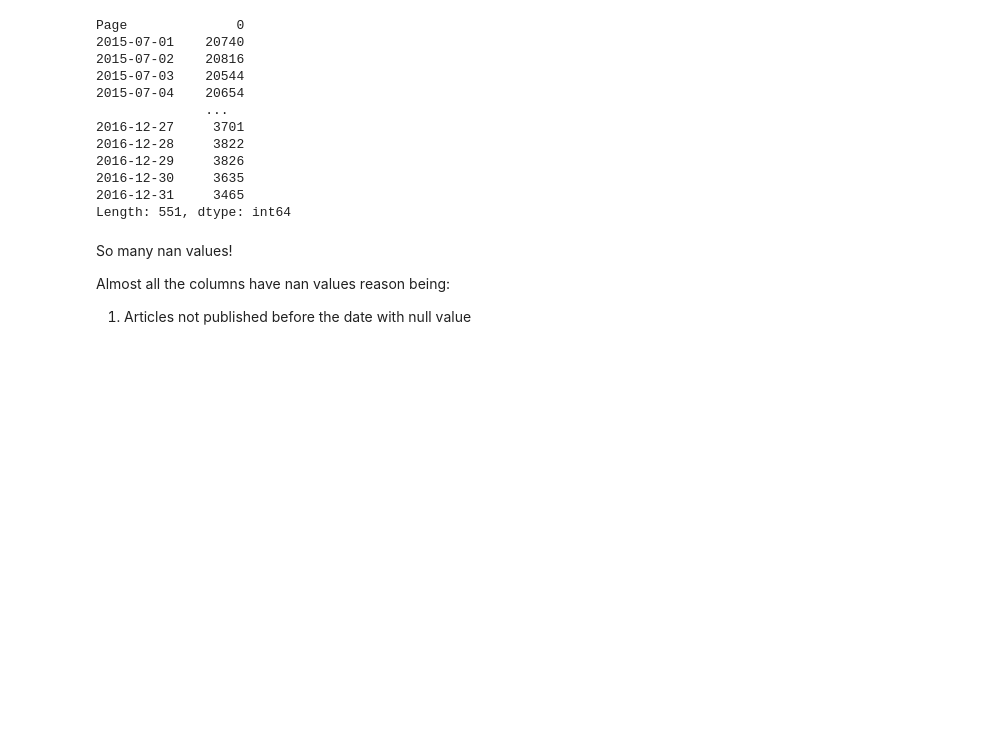
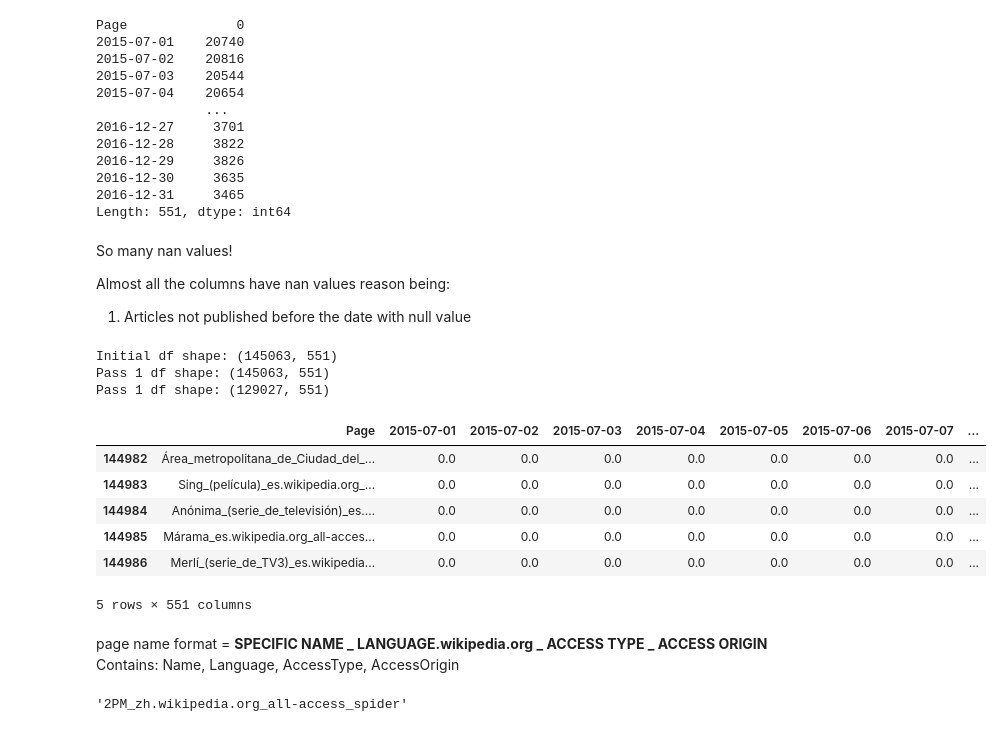
Before and after one commit to raktimpat/adease_wikipedia_view_forecasting, a Jupyter notebook: EDA/eda.ipynb, the cells around one changed output. Cells and saved outputs as stored; diff of their text form; code cells hidden in the pictures; blank space fills up the shorter version.

```diff
--- a/EDA/eda.ipynb
+++ b/EDA/eda.ipynb
@@ -62,3 +69,34 @@ So many nan values!
 
 Almost all the columns have nan values reason being:
 1. Articles not published before the date with null value
+# %%
+# Null value mitigation
+# Remove all such rows and columns with all nan values
+
+print(f'Initial df shape: {df.shape}')
+df.dropna(how='all', inplace=True)
+print(f'Pass 1 df shape: {df.shape}')
+df.dropna(thresh=400, inplace=True)
+print(f'Pass 1 df shape: {df.shape}')
+df.fillna(0, inplace=True)
+# %% [output]
+Initial df shape: (145063, 551)
+Pass 1 df shape: (145063, 551)
+Pass 1 df shape: (129027, 551)
+# %%
+df.tail(5)
+# %% [output]
+|  | Page | 2015-07-01 | 2015-07-02 | 2015-07-03 | 2015-07-04 | 2015-07-05 | 2015-07-06 | 2015-07-07 | ... |
+| 144982 | Área_metropolitana_de_Ciudad_del_... | 0.0 | 0.0 | 0.0 | 0.0 | 0.0 | 0.0 | 0.0 | ... |
+| 144983 | Sing_(película)_es.wikipedia.org_... | 0.0 | 0.0 | 0.0 | 0.0 | 0.0 | 0.0 | 0.0 | ... |
+| 144984 | Anónima_(serie_de_televisión)_es.... | 0.0 | 0.0 | 0.0 | 0.0 | 0.0 | 0.0 | 0.0 | ... |
+| 144985 | Márama_es.wikipedia.org_all-acces... | 0.0 | 0.0 | 0.0 | 0.0 | 0.0 | 0.0 | 0.0 | ... |
+| 144986 | Merlí_(serie_de_TV3)_es.wikipedia... | 0.0 | 0.0 | 0.0 | 0.0 | 0.0 | 0.0 | 0.0 | ... |
+5 rows × 551 columns
+# %% [markdown]
+page name format = **SPECIFIC NAME _ LANGUAGE.wikipedia.org _ ACCESS TYPE _ ACCESS ORIGIN**\
+Contains: Name, Language, AccessType, AccessOrigin
+# %%
+df['Page'].iloc[1]
+# %% [output]
+'2PM_zh.wikipedia.org_all-access_spider'
```
Also changed, not shown: parts of 13 cells of this notebook, 2 other files.
